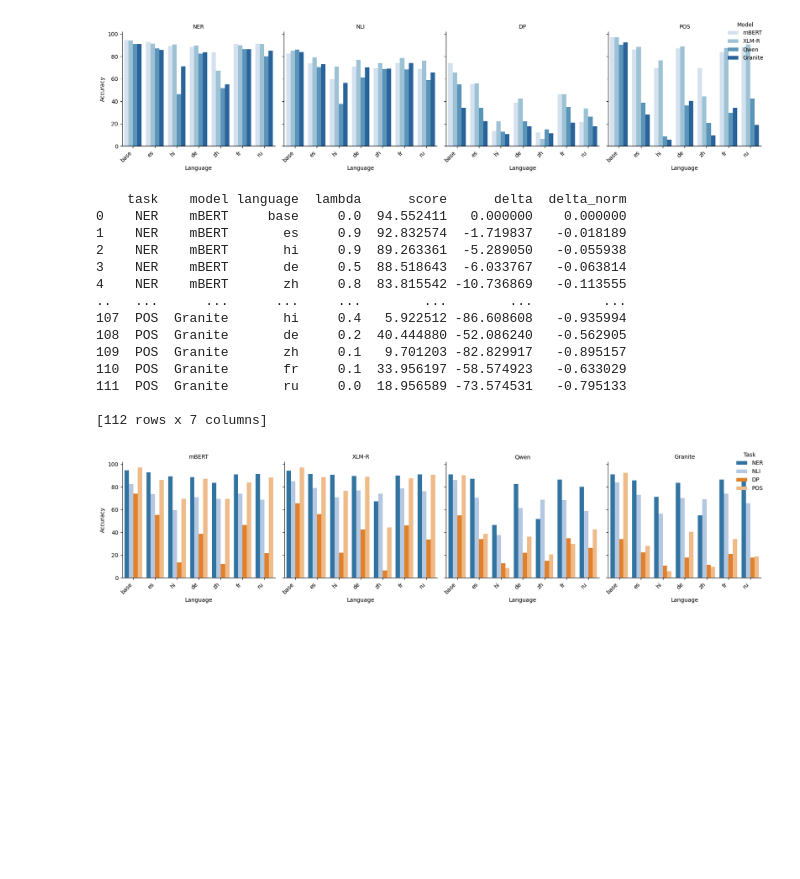
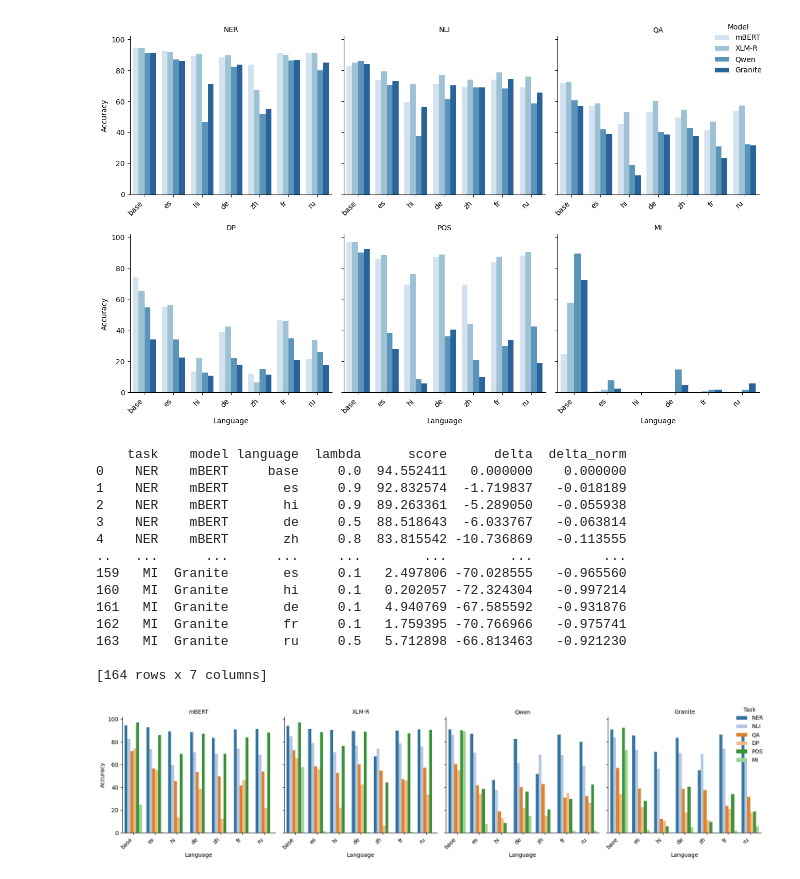
Before and after one commit to erafkin/xling_task_transfer, a Jupyter notebook: notebooks/figure_generation.ipynb, the cells around one changed output. Cells and saved outputs as stored; diff of their text form; code cells hidden in the pictures; blank space fills up the shorter version.

```diff
--- a/notebooks/figure_generation.ipynb
+++ b/notebooks/figure_generation.ipynb
@@ -1,7 +1,7 @@
 # %%
 import pandas as pd
 models = ["bert-multilingual", "xlm-roberta", "qwen", "granite"]
-tasks = ["NER", "NLI", "DP", "POS"]
+tasks = ["NER", "NLI", "QA", "DP", "POS", "MI"]
 rows = []
 for model in models:
     for task in tasks:
@@ -18,7 +18,12 @@ for model in models:
             best_lambda = lines[curr_line + 1].split(" ")[-1]
             if task == "DP":
                 score = lines[curr_line + 2].split(" ")[2][:-1]
-                score = float(score)#/100
+                score = float(score)
+            elif task == "QA":
+                if model == "granite" or model == "qwen":
+                    score = float(lines[curr_line + 2].split(" ")[-1])*100
+                else:
+                    score = float(lines[curr_line + 2].split(" ")[-1])
             else:
                 score = float(lines[curr_line + 2].split(" ")[-1]) * 100
 
@@ -80,35 +86,35 @@ import pandas as pd
 g = sns.FacetGrid(
     df_test_scores,
     col="task",
-    col_wrap=4,
+    col_wrap=3,
     sharey=True,
     sharex=False,
     height=4,
 )
 
 # --- Map a grouped barplot onto each facet ---
 g.map_dataframe(
     sns.barplot,
     x="language",
     y="score",
     hue="model",
     palette="Blues"
 )
 
 # --- Customize ---
 g.add_legend(title="Model", loc="upper right")
 g.set_axis_labels("Language", "Accuracy")
 g.set_titles("{col_name}")
 for t, l in zip(g._legend.texts, ["mBERT", "XLM-R"]):
     t.set_text(l)
 # Make x labels readable
 for ax in g.axes.flatten():
     ax.set_xticklabels(ax.get_xticklabels(), rotation=45, ha='right')
 
 plt.tight_layout()
 plt.show()
 # %% [output]
-[figure, old version]
+[figure, new version]
 # %%
 import seaborn as sns
 import matplotlib.pyplot as plt
@@ -155,14 +161,14 @@ plt.show()
 3    NER    mBERT       de     0.5  88.518643  -6.033767   -0.063814
 4    NER    mBERT       zh     0.8  83.815542 -10.736869   -0.113555
 ..   ...      ...      ...     ...        ...        ...         ...
-107  POS  Granite       hi     0.4   5.922512 -86.608608   -0.935994
-108  POS  Granite       de     0.2  40.444880 -52.086240   -0.562905
-109  POS  Granite       zh     0.1   9.701203 -82.829917   -0.895157
-110  POS  Granite       fr     0.1  33.956197 -58.574923   -0.633029
-111  POS  Granite       ru     0.0  18.956589 -73.574531   -0.795133
+159   MI  Granite       es     0.1   2.497806 -70.028555   -0.965560
+160   MI  Granite       hi     0.1   0.202057 -72.324304   -0.997214
+161   MI  Granite       de     0.1   4.940769 -67.585592   -0.931876
+162   MI  Granite       fr     0.1   1.759395 -70.766966   -0.975741
+163   MI  Granite       ru     0.5   5.712898 -66.813463   -0.921230
 
-[112 rows x 7 columns]
+[164 rows x 7 columns]
-[figure, old version]
+[figure, new version]
 # %%
 import seaborn as sns
 import matplotlib.pyplot as plt
```
Also changed, not shown: parts of 17 cells of this notebook, 5 other files.
